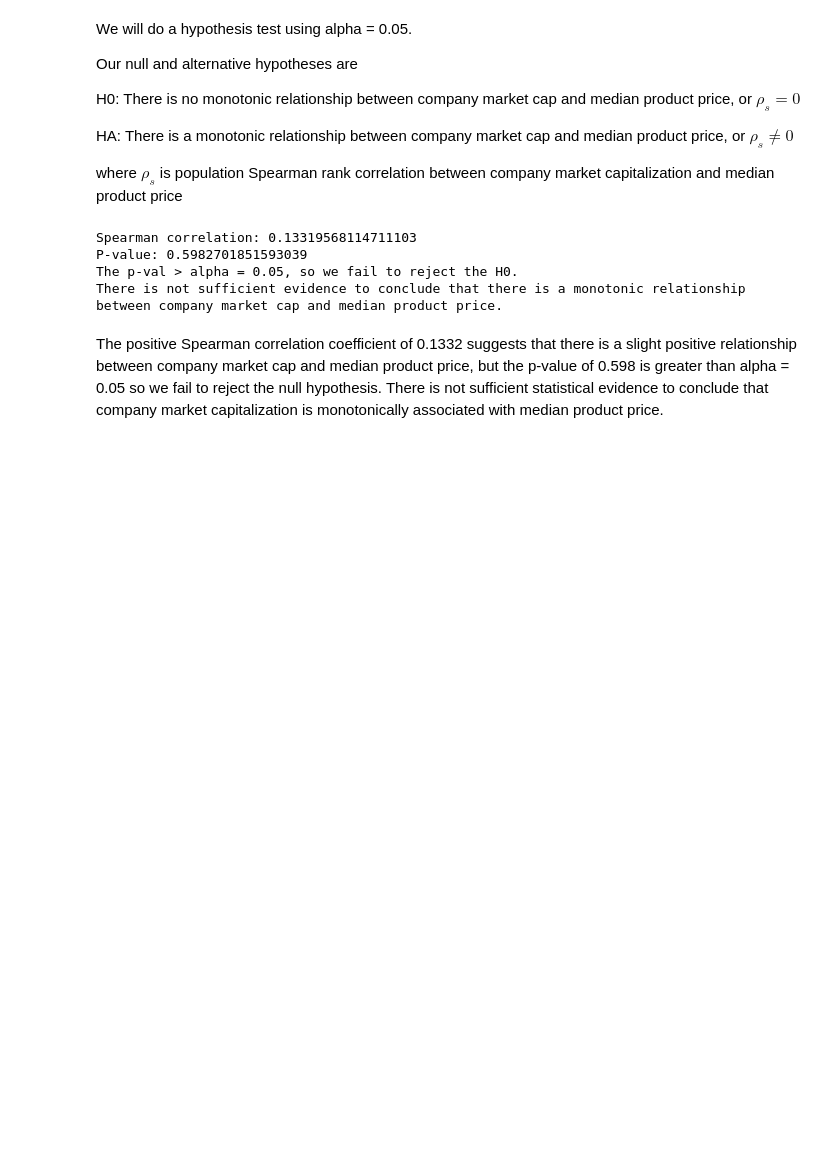
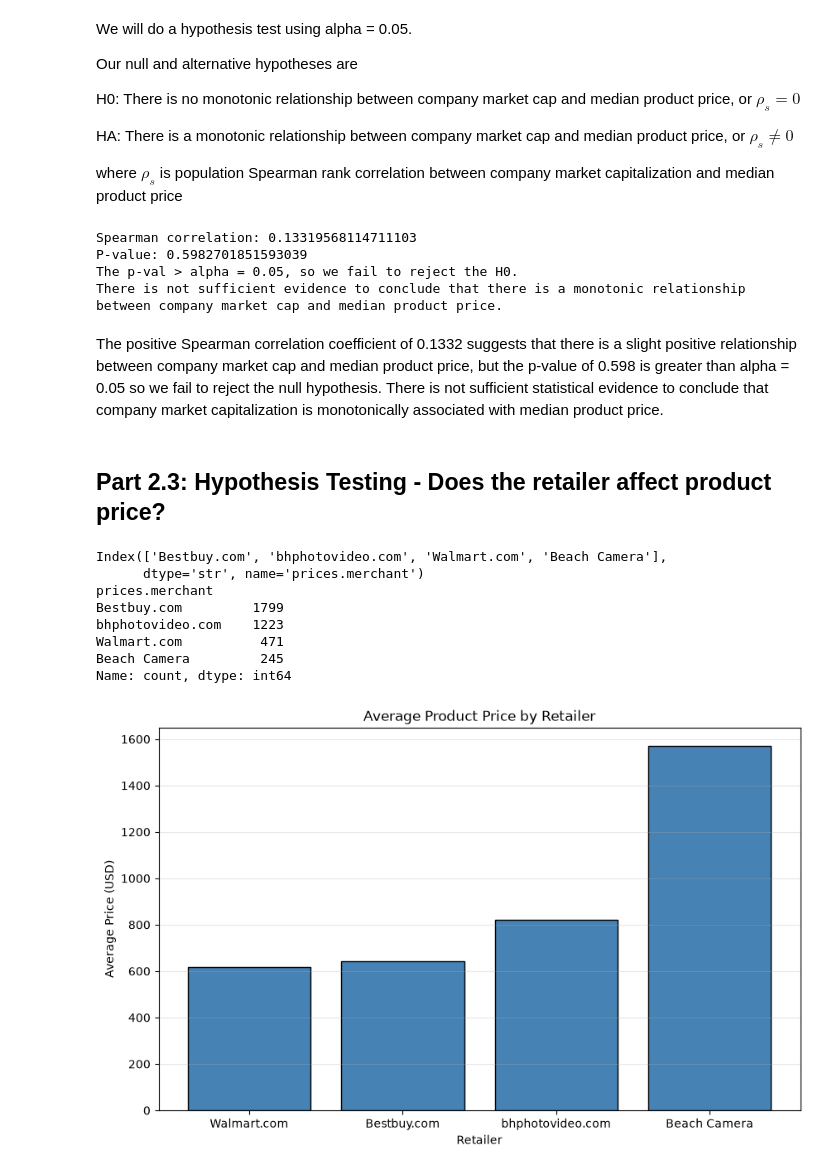
Before and after one commit to zoryT8/CMSC320-Final-Project, a Jupyter notebook: final.ipynb, the cells around one changed output. Saved outputs shown, nothing was run; the diff lists cells and outputs as text; code cells hidden in the pictures; blank space fills up the shorter version.

Commit message:
Add Part 2.3: ANOVA on retailer vs. product price

```diff
--- a/final.ipynb
+++ b/final.ipynb
@@ -437,3 +439,37 @@ The p-val > alpha = 0.05, so we fail to reject the H0.
 There is not sufficient evidence to conclude that there is a monotonic relationship between company market cap and median product price.
 # %% [markdown]
 The positive Spearman correlation coefficient of 0.1332 suggests that there is a slight positive relationship between company market cap and median product price, but the p-value of 0.598 is greater than alpha = 0.05 so we fail to reject the null hypothesis. There is not sufficient statistical evidence to conclude that company market capitalization is monotonically associated with median product price.
+# %% [markdown]
+## Part 2.3: Hypothesis Testing - Does the retailer affect product price?
+# %%
+combined_df["prices.merchant"].value_counts().head(10)
+retails = combined_df["prices.merchant"].value_counts().drop("unknown")
+top_four = retails.head(4).index
+print(top_four)
+anova_df = combined_df[combined_df["prices.merchant"].isin(top_four)]
+print(anova_df["prices.merchant"].value_counts())
+names = []
+groups = []
+for name, group in anova_df.groupby("prices.merchant"):
+    names.append(name)
+    groups.append(group["avg_price"])
+
+avg_prices = anova_df.groupby("prices.merchant")["avg_price"].mean().sort_values()
+
+plt.figure(figsize=(10, 6))
+plt.bar(avg_prices.index, avg_prices.values, color="steelblue", edgecolor="black")
+plt.title("Average Product Price by Retailer")
+plt.xlabel("Retailer")
+plt.ylabel("Average Price (USD)")
+plt.grid(axis="y", alpha=0.3)
+plt.show()
+# %% [output]
+Index(['Bestbuy.com', 'bhphotovideo.com', 'Walmart.com', 'Beach Camera'],
+      dtype='str', name='prices.merchant')
+prices.merchant
+Bestbuy.com         1799
+bhphotovideo.com    1223
+Walmart.com          471
+Beach Camera         245
+Name: count, dtype: int64
+[figure, added]
```
Also changed, not shown: parts of 10 cells of this notebook.
